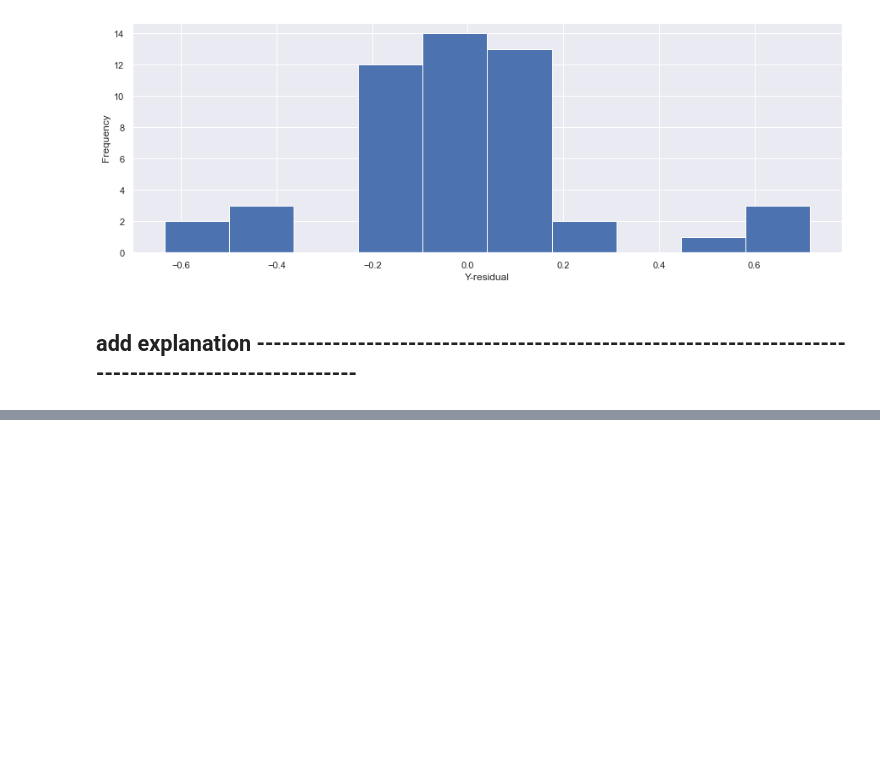
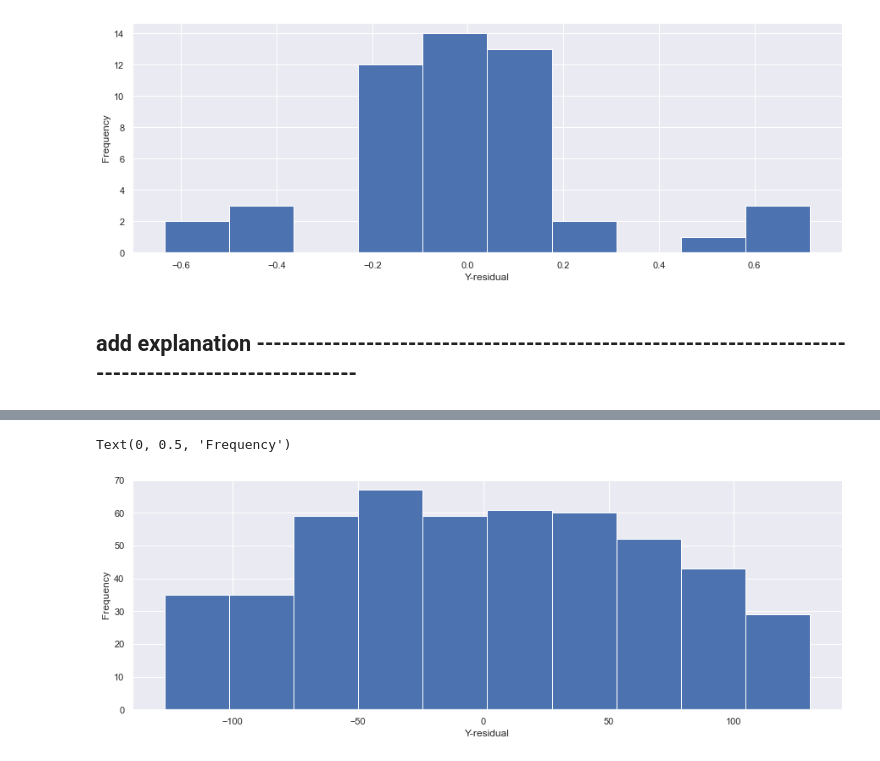
Before and after one commit to PriyankaVelagala/INM702, a Jupyter notebook: Task2/Task 2-FinalDraft.ipynb, the cells around one changed output, grey strips where cells are left out. Cells and saved outputs as stored; diff of their text form; code cells hidden in the pictures; blank space fills up the shorter version.

```diff
--- a/Task2/Task 2-FinalDraft.ipynb
+++ b/Task2/Task 2-FinalDraft.ipynb
@@ -527,0 +664,3 @@ Notes:
+# %%
+result = sm.ols(formula='y ~ x1 + x2 + x3', data=data).fit()
+result.summary()
@@ -527,0 +689,11 @@ Notes:
+# %%
+data['y_est'] = calculate_y_est(data, result)
+data['residuals'] = data['y_est'] - data['y']
+
+sns.set(rc = {'figure.figsize':(15,5)})
+residuals_hist = plt.hist(data.residuals)
+plt.xlabel('Y-residual')
+plt.ylabel('Frequency')
+# %% [output]
+Text(0, 0.5, 'Frequency')
+[figure, added]
```
Also changed, not shown: parts of 31 cells of this notebook, 1 other file.
